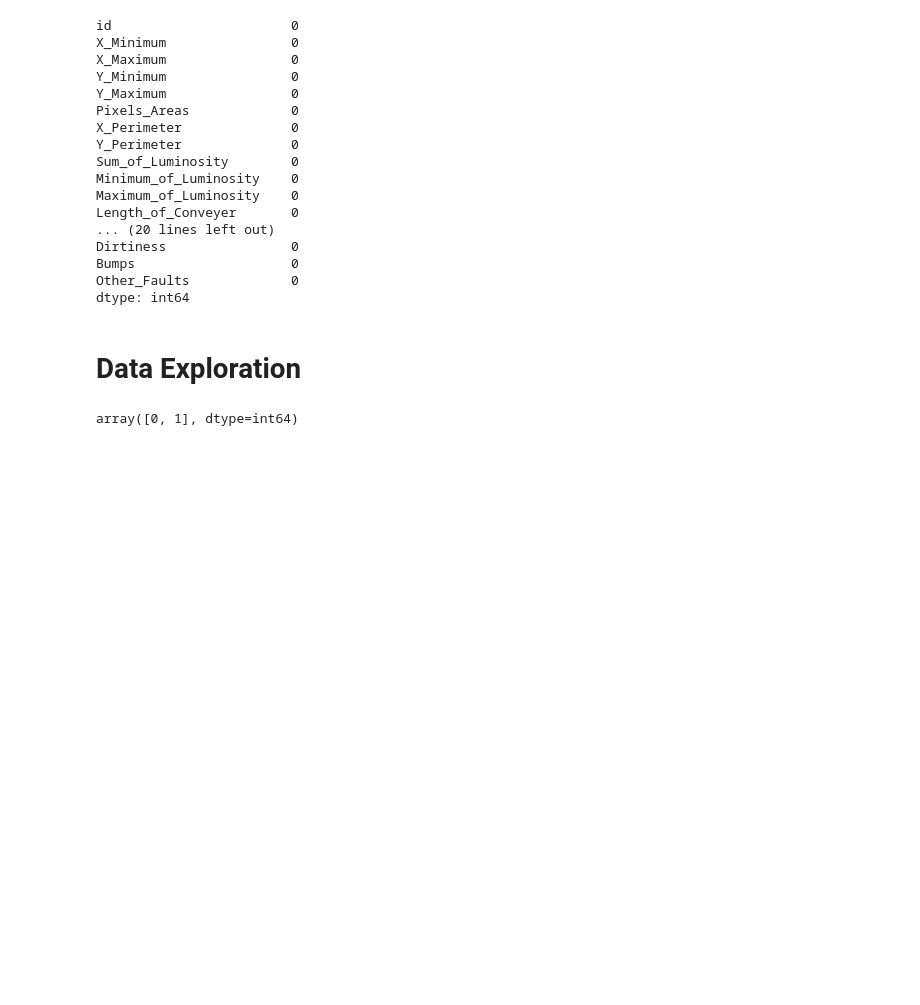
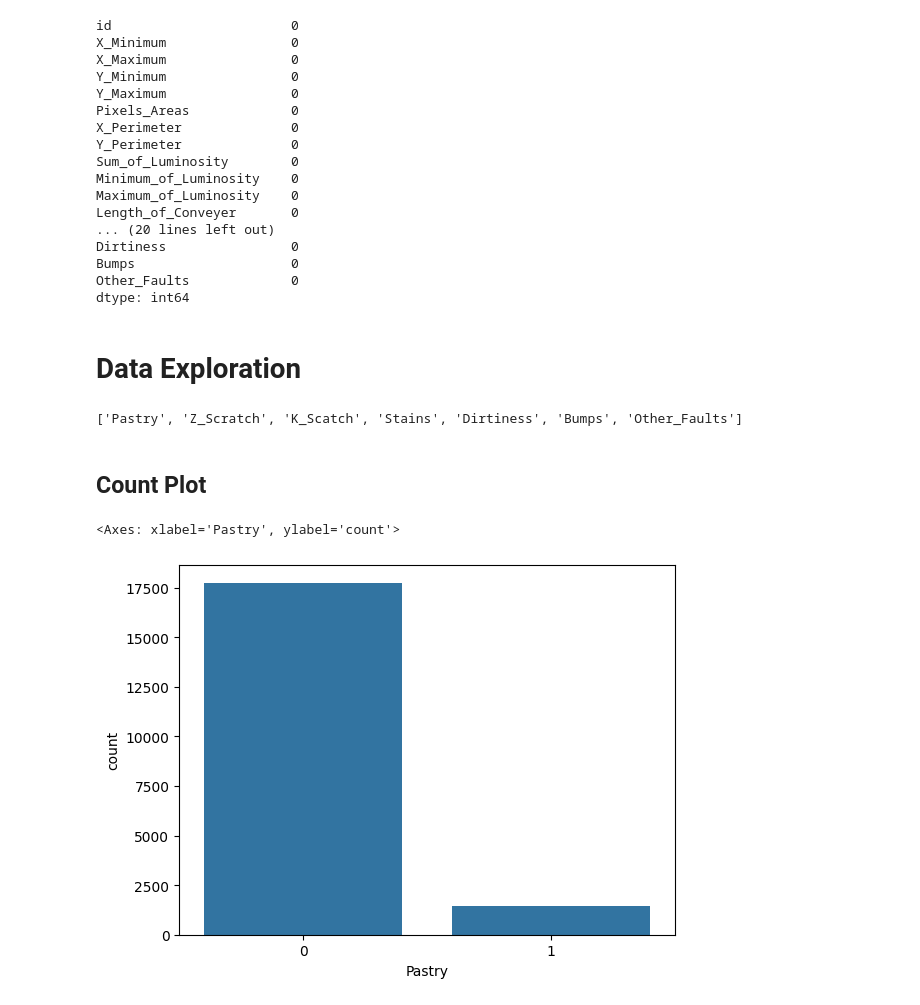
Before and after one commit to akshayyewle/Machine-Learning, a Jupyter notebook: 19 Steel Plate Defect Prediction/Python Notebook.ipynb, the cells around one changed output. Cells and saved outputs as stored; diff of their text form; code cells hidden in the pictures; blank space fills up the shorter version.

```diff
--- a/19 Steel Plate Defect Prediction/Python Notebook.ipynb
+++ b/19 Steel Plate Defect Prediction/Python Notebook.ipynb
@@ -52,10 +44,10 @@ os.remove(f'{Folder_Input}/playground-series-s4e3.zip')
 # %% [markdown]
 ## **Data Loading**
 # %%
-df = pd.read_csv(f'{Folder_Input}/train.csv')
+Train = pd.read_csv(f'{Folder_Input}/train.csv')
+Test_X = pd.read_csv(f'{Folder_Input}/test.csv')
 
-print(df.shape)
-print(df.columns)
-df.head()
+print(Train.shape)
+print(Test_X.shape)
 # %% [output]
 (19219, 35)
@@ -133,7 +134,14 @@ Other_Faults             0
 dtype: int64
 # %% [markdown]
 # **Data Exploration**
-# %%
-df['Other_Faults'].unique()
-# %% [output]
-array([0, 1], dtype=int64)
+# %%
+print(Target_Features_List)
+# %% [output]
+['Pastry', 'Z_Scratch', 'K_Scatch', 'Stains', 'Dirtiness', 'Bumps', 'Other_Faults']
+# %% [markdown]
+## **Count Plot**
+# %%
+sns.countplot(data=Train,x='Pastry')
+# %% [output]
+<Axes: xlabel='Pastry', ylabel='count'>
+[figure, added]
```
Also changed, not shown: parts of 40 cells of this notebook.
